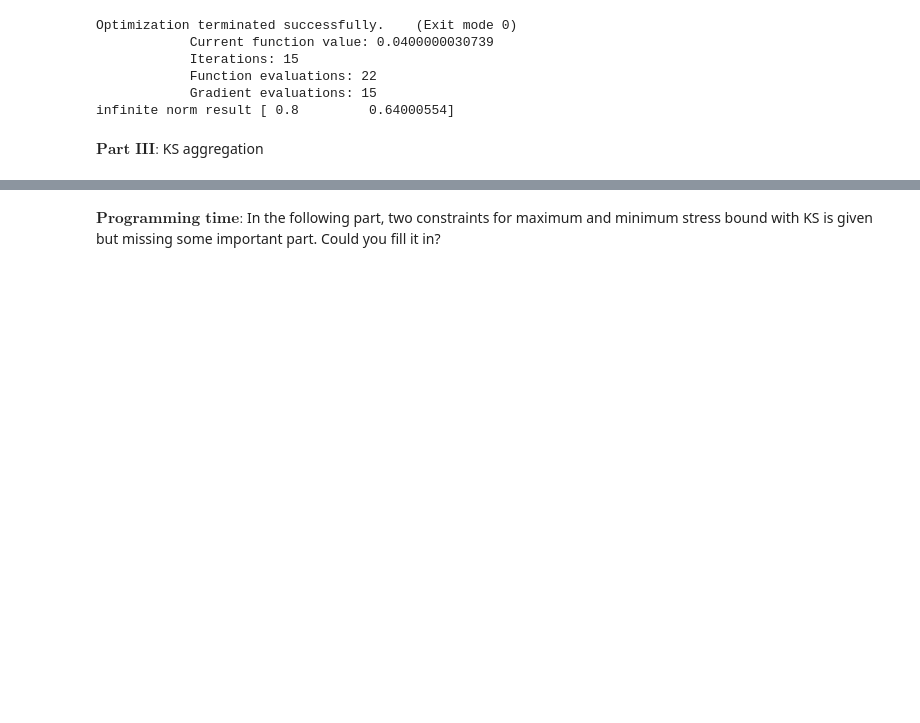
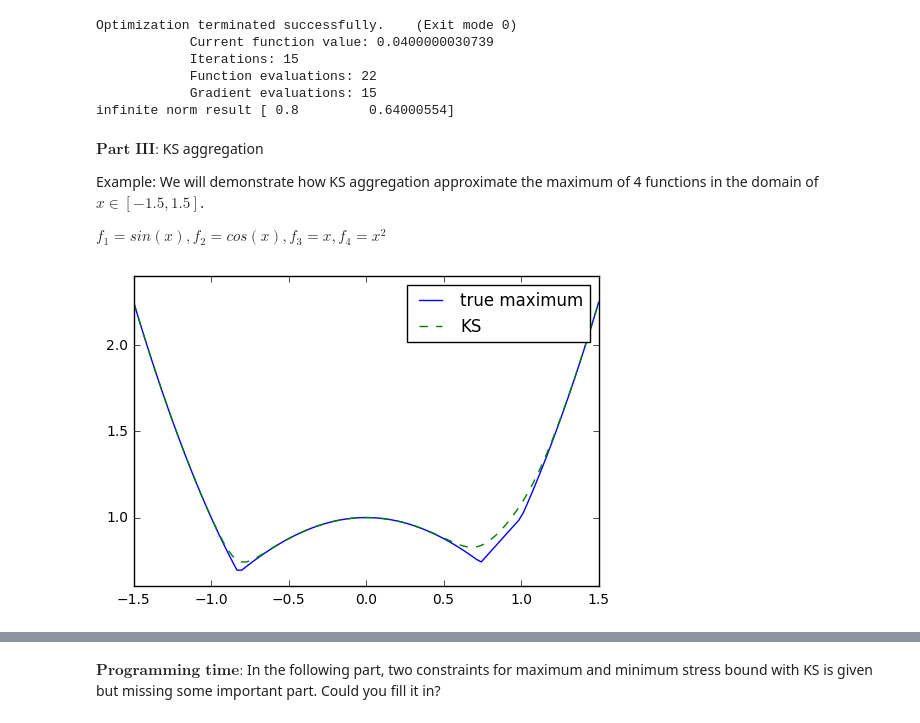
Before and after one commit to SichengHe/OptimizationWorkshop, a Jupyter notebook: user_version.ipynb, the cells around one changed output, grey strips where cells are left out. Drawn from its saved outputs; the diff is of its cells as text; code cells hidden in the pictures; blank space fills up the shorter version.

Commit message:
add a KS example

```diff
--- a/user_version.ipynb
+++ b/user_version.ipynb
@@ -322,8 +322,76 @@ Optimization terminated successfully.    (Exit mode 0)
             Function evaluations: 22
             Gradient evaluations: 15
 infinite norm result [ 0.8         0.64000554]
-# %% [markdown]
-$\textbf{Part III:}$ KS aggregation
+# %% [markdown]
+$\textbf{Part III:}$ KS aggregation
+
+Example: We will demonstrate how KS aggregation approximate the maximum of 4 functions in the domain of $x\in [-1.5, 1.5]$.
+
+$f_1 = sin(x), f_2=cos(x), f_3=x, f_4=x^2$
+# %%
+"""Example:"""
+
+def ks_f1(x):
+
+    return np.sin(x)
+
+def ks_f2(x):
+
+    return np.cos(x)
+
+def ks_f3(x):
+
+    return x
+
+def ks_f4(x):
+
+    return x**2
+
+# true max
+N = 100
+x_list = np.linspace(-1.5, 1.5, N)
+
+f1_list = ks_f1(x_list)
+f2_list = ks_f2(x_list)
+f3_list = ks_f3(x_list)
+f4_list = ks_f4(x_list)
+
+f_max_true_list = []
+for i in xrange(N):
+
+    f_x_list = [f1_list[i], f2_list[i], f3_list[i], f4_list[i]]
+    f_max_true_list.append(max(f_x_list))
+
+
+# KS max
+
+rho = 10.0
+
+f_max_KS_list = []
+
+for i in xrange(N):
+
+    f_x_list = [f1_list[i], f2_list[i], f3_list[i], f4_list[i]]
+
+    jmax = np.argmax(f_x_list)
+
+    sum_exp_max = np.sum(np.exp(rho * (f_x_list - f_x_list[jmax])))
+
+    sum_exp_max_log = np.log(sum_exp_max)
+
+    KS_loc = f_x_list[jmax] + 1.0 / rho * sum_exp_max_log
+
+    f_max_KS_list.append(KS_loc)
+
+
+
+plt.plot(x_KS_list, f_max_true_list, label = 'true maximum')
+plt.plot(x_KS_list, f_max_KS_list, '--', label = 'KS')
+
+plt.legend()
+plt.show()
+# %% [output]
+[figure, added]
 # %% [markdown]
 Truss weight optimziation
 
```
Also changed, not shown: 1 other file.
